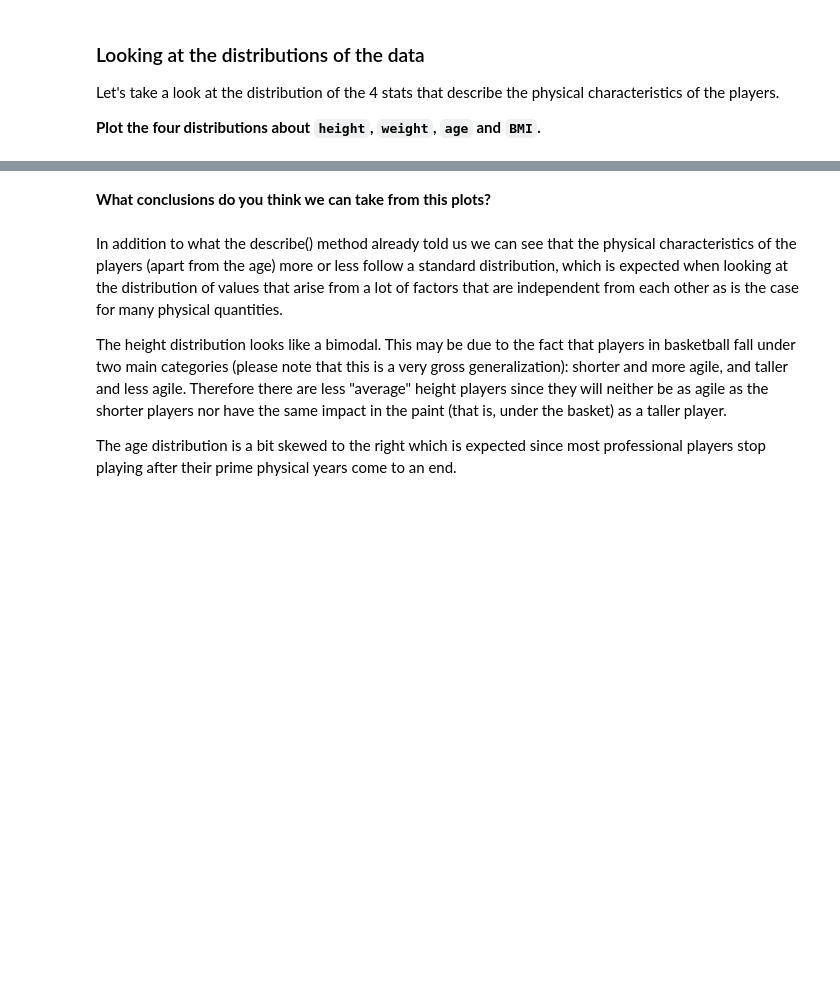
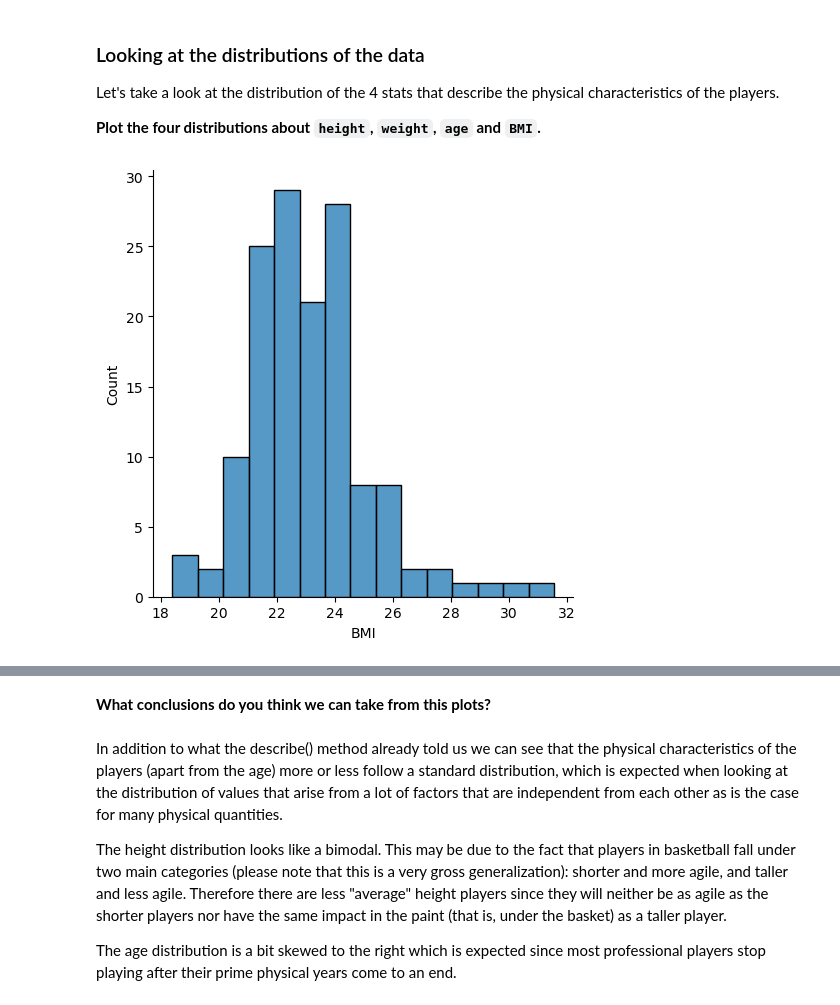
Before and after one commit to ta-data-lis/M2-mini-project2, a Jupyter notebook: your-code/2.-Exploratory-Data-Analysis.ipynb, the cells around one changed output, grey strips where cells are left out. Cells and saved outputs as stored; diff of their text form; code cells hidden in the pictures; blank space fills up the shorter version.

```diff
--- a/your-code/2.-Exploratory-Data-Analysis.ipynb
+++ b/your-code/2.-Exploratory-Data-Analysis.ipynb
@@ -19,0 +18,3 @@ Let's load the cleaned dataset first. Import it with the name `wnba` and show th
+# %%
+wnba = pd.read_csv('wnba_cleaned.csv')
+wnba.head(3)
@@ -36,0 +70,5 @@ Let's take a look at the distribution of the 4 stats that describe the physical
+# %%
+sns.displot(wnba['BMI'])
+plt.show()
+# %% [output]
+[figure, added]
```
Also changed, not shown: parts of 22 cells of this notebook, 3 other files.
